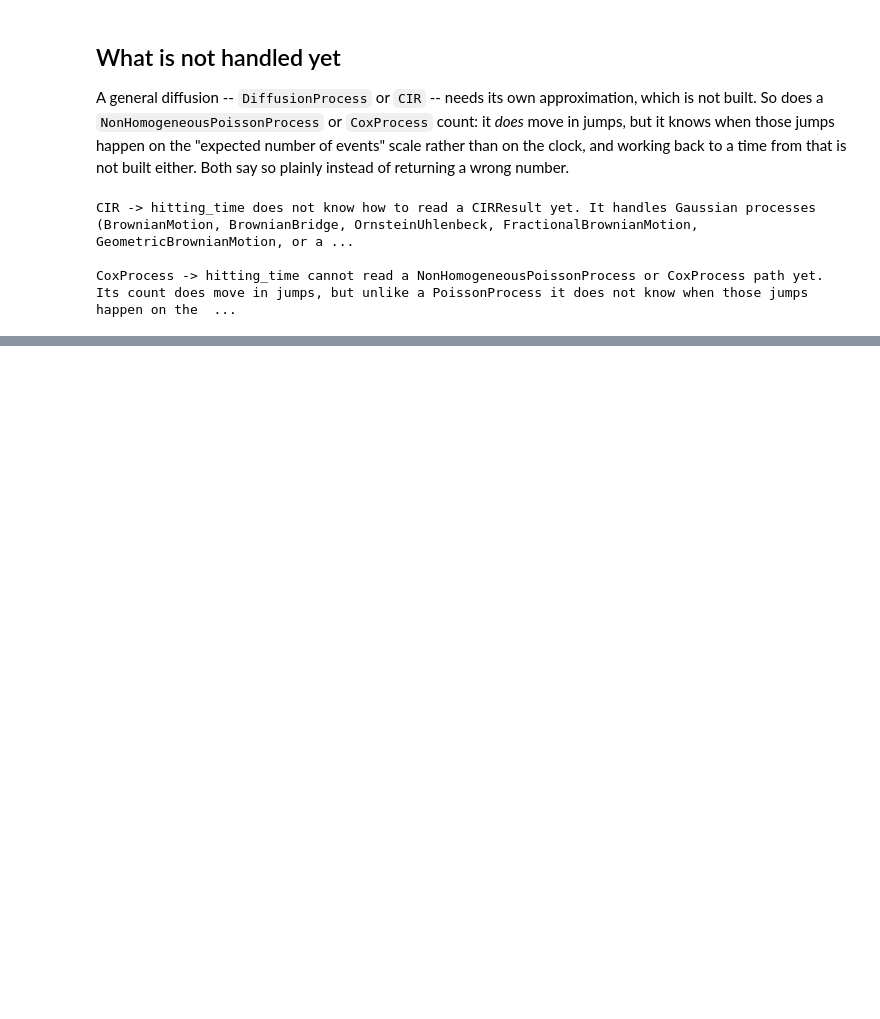
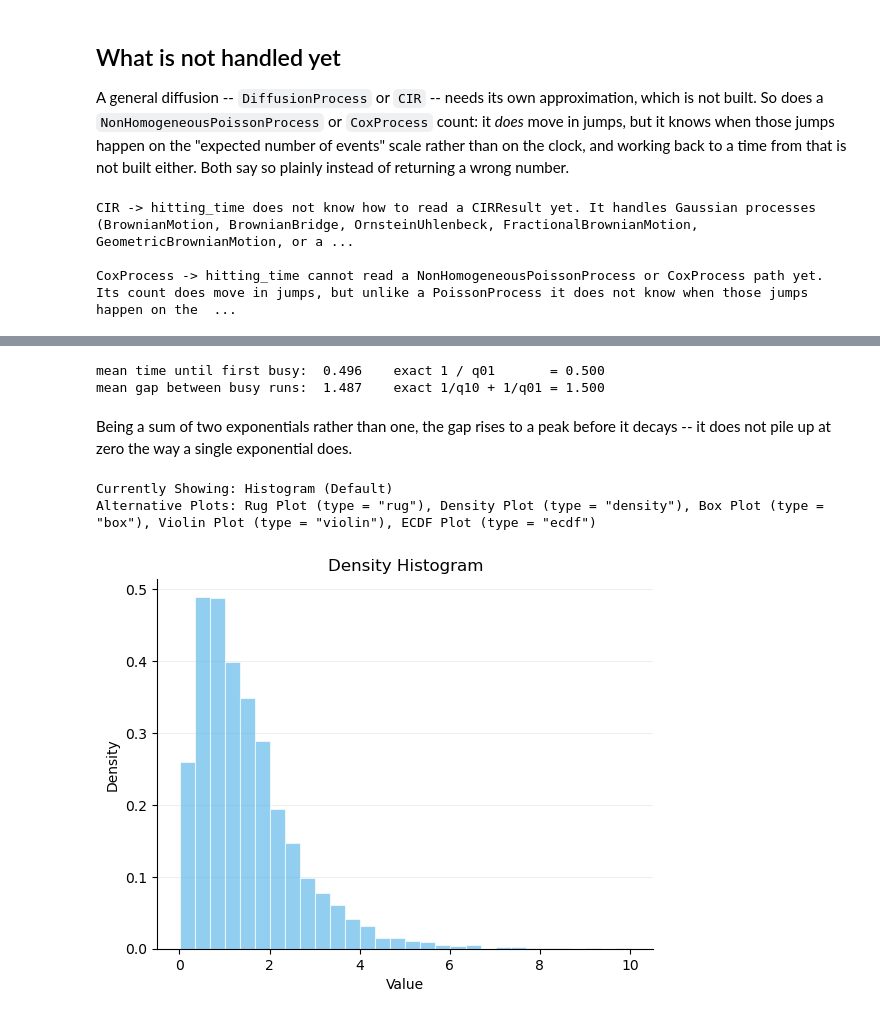
Before and after one commit to calpoly-symbulate/symbulate, a Jupyter notebook: team/models-and-sim-design/hitting_times_demo.ipynb, the cells around one changed output, grey strips where cells are left out. Saved outputs shown, nothing was run; the diff lists cells and outputs as text; code cells hidden in the pictures; blank space fills up the shorter version.

Commit message:
feature: upcrossings as a lazy sequence of crossing times (Tier A)

```diff
--- a/team/models-and-sim-design/hitting_times_demo.ipynb
+++ b/team/models-and-sim-design/hitting_times_demo.ipynb
@@ -382,0 +460,21 @@ CoxProcess -> hitting_time cannot read a NonHomogeneousPoissonProcess or CoxProc
+# %%
+switching = ContinuousTimeMarkovChain([[-2, 2], [1, -1]], [1.0, 0.0])
+busy_times = upcrossings(switching, level=1, max_time=1000)
+
+first = busy_times[0].sim(5000)
+gaps = (busy_times[1] - busy_times[0]).sim(5000)
+
+print(f"mean time until first busy:  {first.mean():.3f}    exact 1 / q01       = {1 / 2:.3f}")
+print(f"mean gap between busy runs:  {gaps.mean():.3f}    exact 1/q10 + 1/q01 = {1 / 1 + 1 / 2:.3f}")
+# %% [output]
+mean time until first busy:  0.496    exact 1 / q01       = 0.500
+mean gap between busy runs:  1.487    exact 1/q10 + 1/q01 = 1.500
+# %% [markdown]
+Being a sum of two exponentials rather than one, the gap rises to a peak before
+it decays -- it does not pile up at zero the way a single exponential does.
+# %%
+gaps.plot()
+# %% [output]
+Currently Showing: Histogram (Default)
+Alternative Plots: Rug Plot (type = "rug"), Density Plot (type = "density"), Box Plot (type = "box"), Violin Plot (type = "violin"), ECDF Plot (type = "ecdf")
+[figure, added]
```
Also changed, not shown: parts of 12 cells of this notebook, 5 other files.
